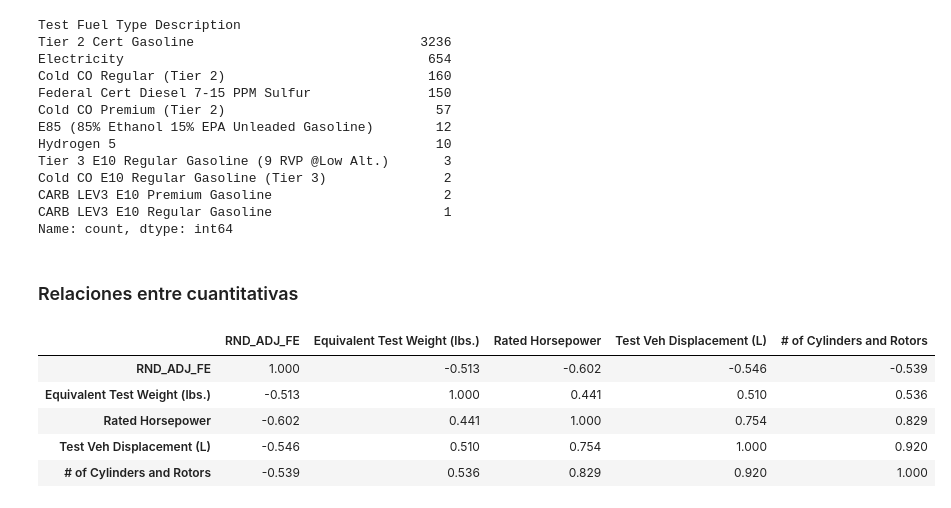
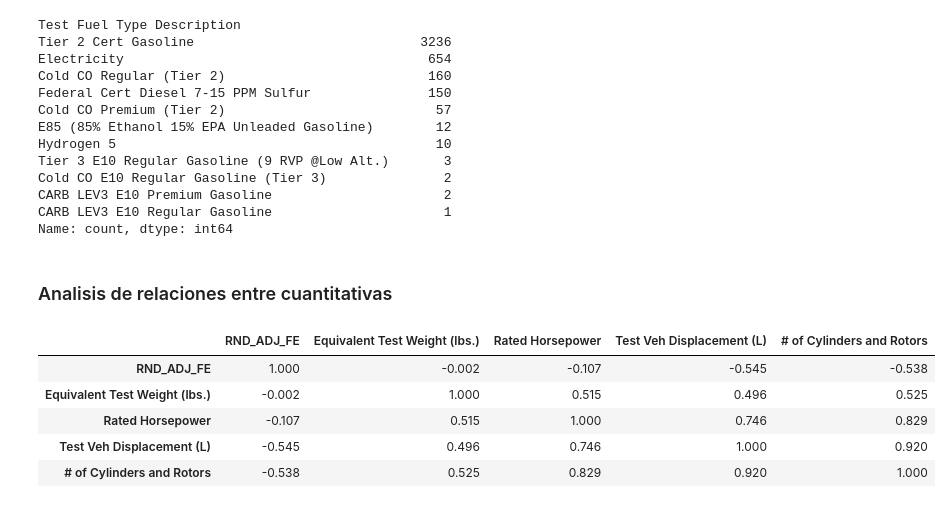
Before and after one commit to abiordorica13/TPEFUNDAMENTOS, a Jupyter notebook: Untitled-1.ipynb, the cells around one changed output. Saved outputs shown, nothing was run; the diff lists cells and outputs as text; code cells hidden in the pictures.

```diff
--- a/Untitled-1.ipynb
+++ b/Untitled-1.ipynb
@@ -1378,20 +1378,28 @@ CARB LEV3 E10 Premium Gasoline                      2
 CARB LEV3 E10 Regular Gasoline                      1
 Name: count, dtype: int64
 # %% [markdown]
-### Relaciones entre cuantitativas
+
+### Analisis de relaciones entre cuantitativas
 # %%
 import seaborn as sns
 # %%
-# Matriz de Correlacion
+# Matriz de Correlación
 
-correlaciones = df_limpio.loc[es_combustion & completos,variables_numericas].corr()
+variables_numericas = [
+    "RND_ADJ_FE",
+    "Equivalent Test Weight (lbs.)",
+    "Rated Horsepower",
+    "Test Veh Displacement (L)",
+    "# of Cylinders and Rotors"
+]
 
-display(correlaciones.round(3))
+correlaciones = df_limpio[variables_numericas].corr()
+display(correlaciones.round(3)) #lo redondeamos a 3 decimales para que se vea mejor
 # %% [output]
 |  | RND_ADJ_FE | Equivalent Test Weight (lbs.) | Rated Horsepower | Test Veh Displacement (L) | # of Cylinders and Rotors |
-| RND_ADJ_FE | 1.000 | -0.513 | -0.602 | -0.546 | -0.539 |
-| Equivalent Test Weight (lbs.) | -0.513 | 1.000 | 0.441 | 0.510 | 0.536 |
-| Rated Horsepower | -0.602 | 0.441 | 1.000 | 0.754 | 0.829 |
-| Test Veh Displacement (L) | -0.546 | 0.510 | 0.754 | 1.000 | 0.920 |
-| # of Cylinders and Rotors | -0.539 | 0.536 | 0.829 | 0.920 | 1.000 |
+| RND_ADJ_FE | 1.000 | -0.002 | -0.107 | -0.545 | -0.538 |
+| Equivalent Test Weight (lbs.) | -0.002 | 1.000 | 0.515 | 0.496 | 0.525 |
+| Rated Horsepower | -0.107 | 0.515 | 1.000 | 0.746 | 0.829 |
+| Test Veh Displacement (L) | -0.545 | 0.496 | 0.746 | 1.000 | 0.920 |
+| # of Cylinders and Rotors | -0.538 | 0.525 | 0.829 | 0.920 | 1.000 |
 # %%
```
Also changed, not shown: parts of 18 cells of this notebook, 2 other files.
